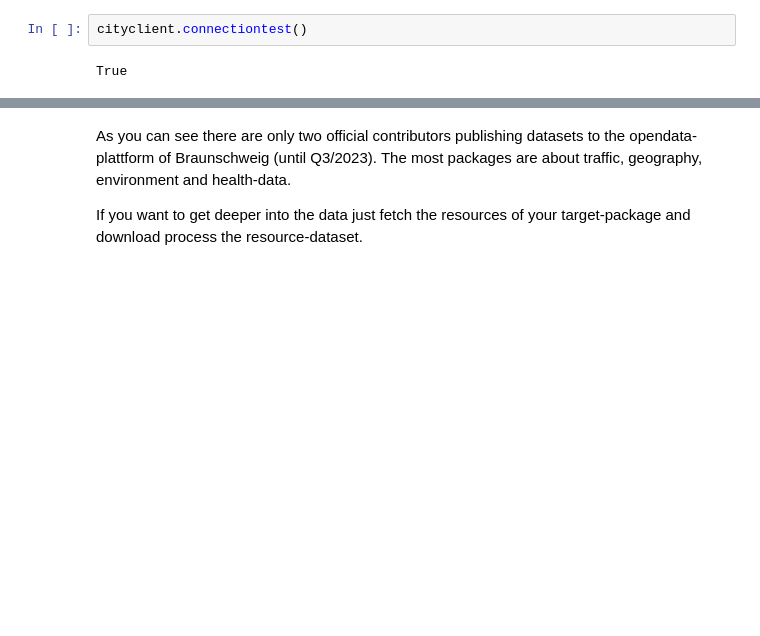
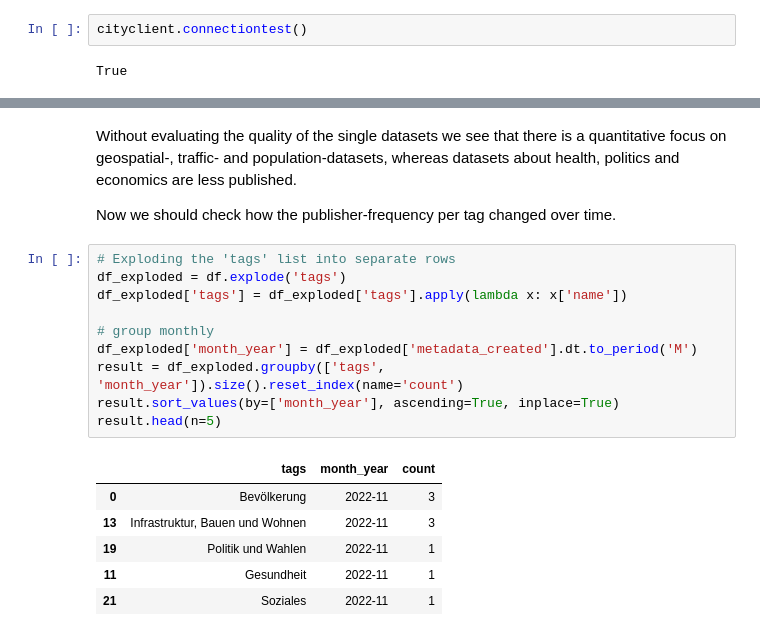
Before and after one commit to protogia/Braunschweig, a Jupyter notebook: opendata-meta-information-overview.ipynb, the cells around one changed output, grey strips where cells are left out. Cells and saved outputs as stored; diff of their text form; blank space fills up the shorter version.

```diff
--- a/opendata-meta-information-overview.ipynb
+++ b/opendata-meta-information-overview.ipynb
@@ -100,5 +128,21 @@ tag_grouped.plot(kind="bar")
-# %% [markdown]
-As you can see there are only two official contributors publishing datasets to the opendata-plattform of Braunschweig (until Q3/2023).
-The most packages are about traffic, geography, environment and health-data.
-
-If you want to get deeper into the data just fetch the resources of your target-package and download process the resource-dataset.
+# %% [markdown]
+Without evaluating the quality of the single datasets we see that there is a quantitative focus on geospatial-, traffic- and population-datasets, whereas datasets about health, politics and economics are less published.
+
+Now we should check how the publisher-frequency per tag changed over time.
+# %%
+# Exploding the 'tags' list into separate rows
+df_exploded = df.explode('tags')
+df_exploded['tags'] = df_exploded['tags'].apply(lambda x: x['name'])
+
+# group monthly
+df_exploded['month_year'] = df_exploded['metadata_created'].dt.to_period('M')
+result = df_exploded.groupby(['tags', 'month_year']).size().reset_index(name='count')
+result.sort_values(by=['month_year'], ascending=True, inplace=True)
+result.head(n=5)
+# %% [output]
+|  | tags | month_year | count |
+| 0 | Bevölkerung | 2022-11 | 3 |
+| 13 | Infrastruktur, Bauen und Wohnen | 2022-11 | 3 |
+| 19 | Politik und Wahlen | 2022-11 | 1 |
+| 11 | Gesundheit | 2022-11 | 1 |
+| 21 | Soziales | 2022-11 | 1 |
```
Also changed, not shown: parts of 27 cells of this notebook.
